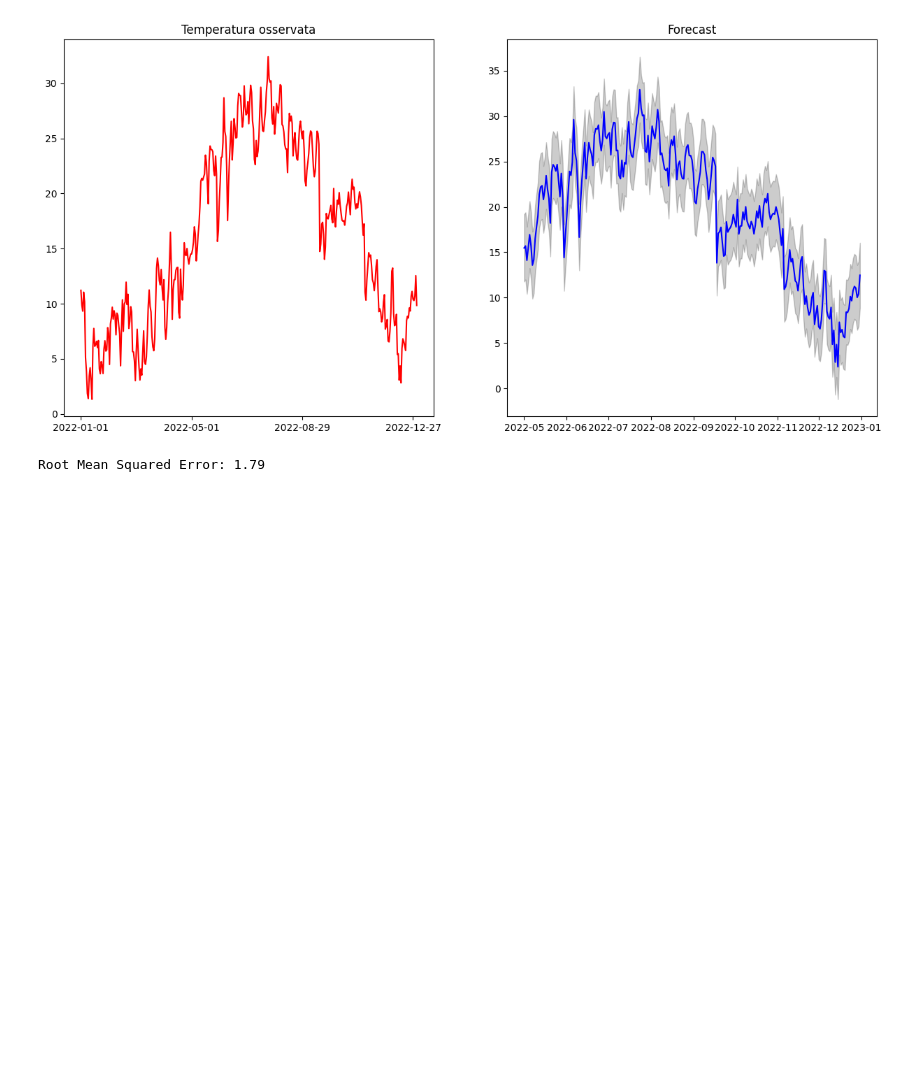
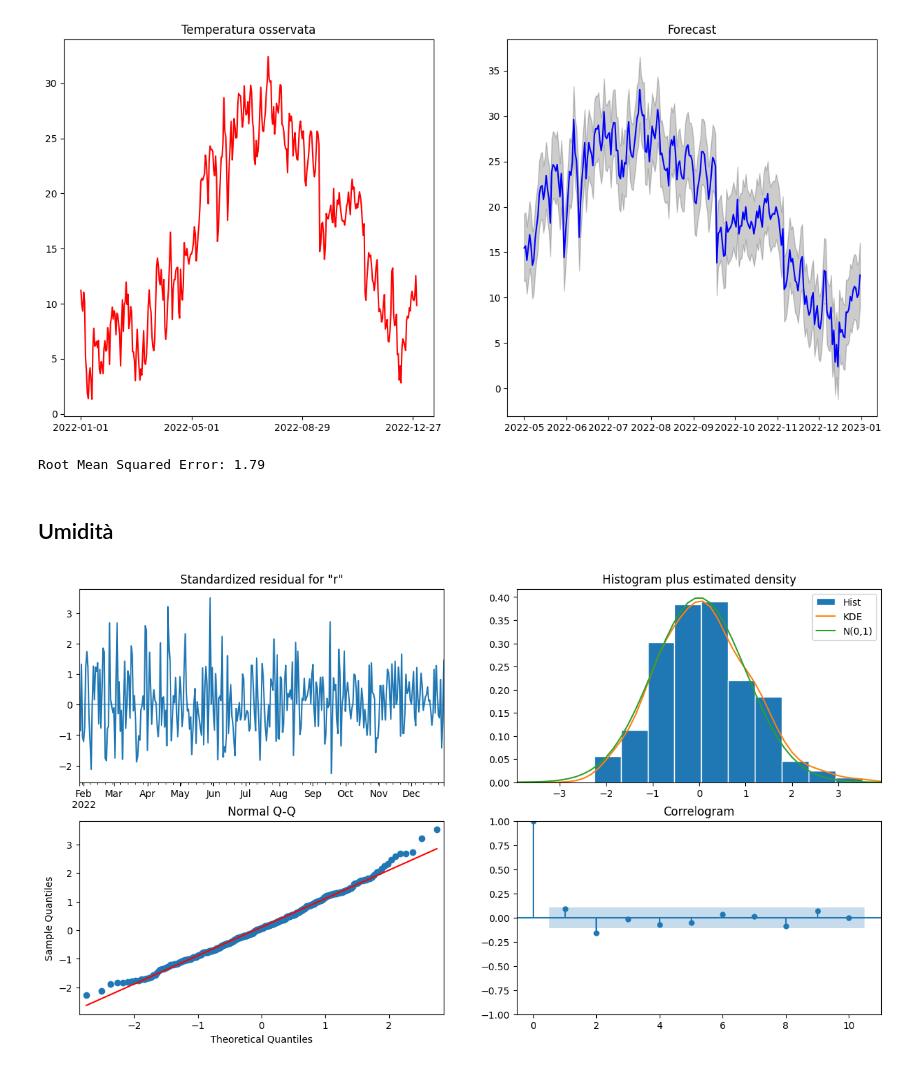
Before and after one commit to simone-dotolo/ISBI, a Jupyter notebook: Preprocessing/Preprocessing.ipynb, the cells around one changed output. Saved outputs shown, nothing was run; the diff lists cells and outputs as text; code cells hidden in the pictures; blank space fills up the shorter version.

```diff
--- a/Preprocessing/Preprocessing.ipynb
+++ b/Preprocessing/Preprocessing.ipynb
@@ -300,3 +303,36 @@ RMSE = MSE ** 0.5
 print(f'Root Mean Squared Error: {RMSE:.2f}')
 # %% [output]
 Root Mean Squared Error: 1.79
+# %% [markdown]
+## Umidità
+# %%
+p = d = q = range(0, 2)
+
+pdq = list(itertools.product(p, d, q))
+
+seasonal_pdq = [(x[0], x[1], x[2], 12) for x in pdq]
+
+AIC = math.inf
+for param in pdq:
+  for param_seasonal in seasonal_pdq:
+    model = sm.tsa.statespace.SARIMAX(df_2022['relativehumidity_mean'],
+                                      order=param,
+                                      seasonal_order=param_seasonal,
+                                      enforce_stationarity=False,
+                                      enforce_invertibility=False)
+    results = model.fit()
+    if results.aic < AIC:
+      best = [param, param_seasonal]
+      AIC = results.aic
+# %%
+model = sm.tsa.statespace.SARIMAX(df_2022['relativehumidity_mean'],
+                                  order=best[0],
+                                  seasonal_order=best[1],
+                                  enforce_stationarity=False,
+                                  enforce_invertibility=False)
+
+results = model.fit()
+
+output = results.plot_diagnostics(figsize=(15, 8))
+# %% [output]
+[figure, added]
```
Also changed, not shown: parts of 5 cells of this notebook.
